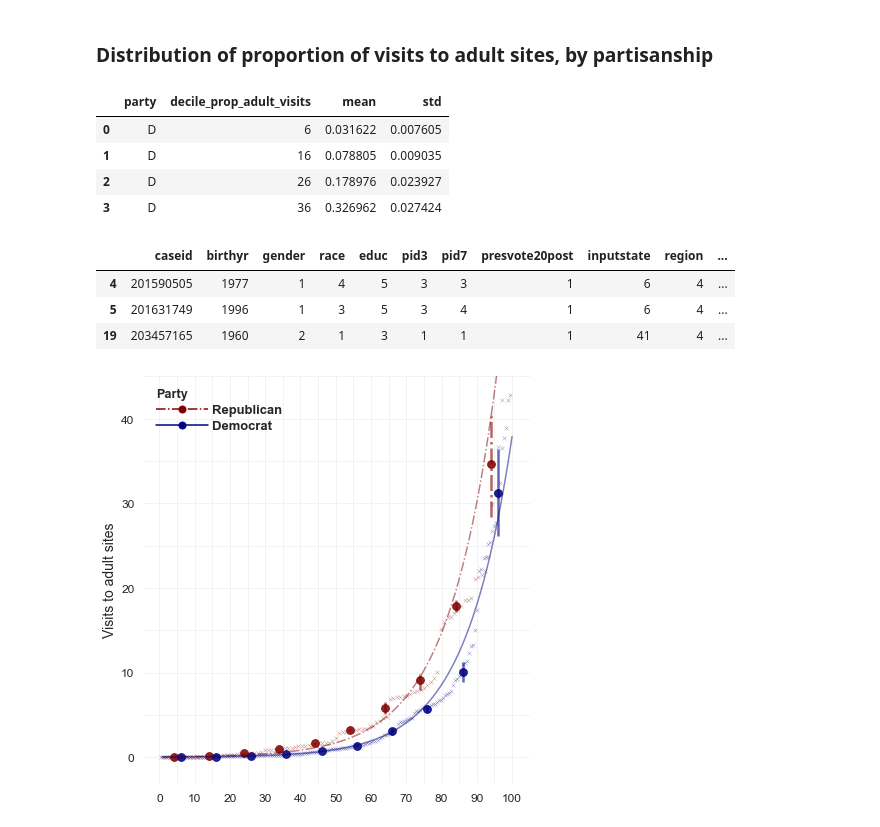
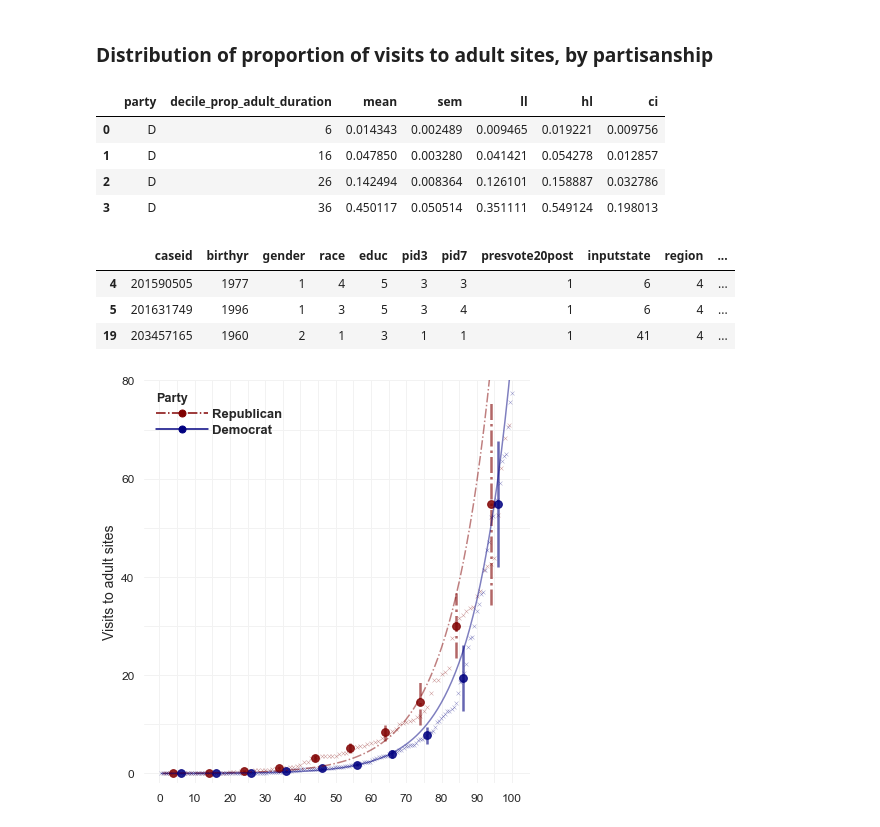
Before and after one commit to soodoku/adult, a Jupyter notebook: scripts/duration_on_adultsites.ipynb, the cells around one changed output. Cells and saved outputs as stored; diff of their text form; code cells hidden in the pictures.

```diff
--- a/scripts/duration_on_adultsites.ipynb
+++ b/scripts/duration_on_adultsites.ipynb
@@ -323,3 +373,5 @@ save_mpl_fig(os.path.join(FIGSAVEDIR, "distribution_duration_on_adultsites_by_pa
+# %%
+outcome_var = "prop_adult_duration"
 # %%
 # (fold cell) Prep data
 qcut_opts = {"q":10, "precision":1, "labels": range(10,101,10), "duplicates": "drop"}
@@ -392,9 +446,7 @@ tab_deciles
 # %% [markdown]
 ### Distribution of proportion of visits to adult sites, by partisanship
-# %%
-outcome_var = "prop_adult_visits"
 # %%
-# (fold cell) Get deciles mean and std
+# (fold cell) Get deciles mean and CI (from SEM)
 df_decile_agg = (
     df_ind
     # Make deciles by party
@@ -409,9 +461,14 @@ df_decile_agg = (
         },
     )
     .groupby(["party", f"decile_{outcome_var}"])[outcome_var]
-    .agg(["mean", "std"])
+    .agg(["mean", "sem"])
     .reset_index()
-    .assign(std=lambda df: df["std"] / 2)
+    # Get CI from SEM
+    .assign(
+        ll=lambda df: df["mean"] - 1.96*df["sem"],
+        hl=lambda df: df["mean"] + 1.96*df["sem"],
+        ci=lambda df: df["hl"] - df["ll"]
+    )
     # Manually "dodge" the points to plot, by party
     .assign(
         **{f"decile_{outcome_var}": lambda df: df[f"decile_{outcome_var}"].astype(int)}
@@ -437,11 +494,11 @@ df_decile_agg = (
 )
 df_decile_agg.head(4)
 # %% [output]
-|  | party | decile_prop_adult_visits | mean | std |
-| 0 | D | 6 | 0.031622 | 0.007605 |
-| 1 | D | 16 | 0.078805 | 0.009035 |
-| 2 | D | 26 | 0.178976 | 0.023927 |
-| 3 | D | 36 | 0.326962 | 0.027424 |
+|  | party | decile_prop_adult_duration | mean | sem | ll | hl | ci |
+| 0 | D | 6 | 0.014343 | 0.002489 | 0.009465 | 0.019221 | 0.009756 |
+| 1 | D | 16 | 0.047850 | 0.003280 | 0.041421 | 0.054278 | 0.012857 |
+| 2 | D | 26 | 0.142494 | 0.008364 | 0.126101 | 0.158887 | 0.032786 |
+| 3 | D | 36 | 0.450117 | 0.050514 | 0.351111 | 0.549124 | 0.198013 |
 # %%
 # Prep data for scatter
 df_visits = (
@@ -497,7 +554,7 @@ scatter_opts = {
 errorbar_opts = {
     "x":f"decile_{outcome_var}",
     "y":"mean",
-    "yerr":"std",
+    "yerr":"ci",
     "elinewidth":2.5,
     "ls":"none",
     "alpha":.6,
@@ -556,43 +613,43 @@ ax.set_xticks(range(0,110,10))
 ax.set_xlabel("")
 ax.set_ylabel("Visits to adult sites", size=14)
 ax.tick_params(axis='both', which='major', labelsize=12)
-ax.set_yticks(range(0,50,10))
-ax.set_ylim(ax.get_ylim()[0], 45)
+ax.set_yticks(range(0,90,20))
+ax.set_ylim(-2, 80)
 
 # Grids
 ax.xaxis.grid(True)
 ax.get_xaxis().set_minor_locator(ticker.AutoMinorLocator(2))
 ax.get_yaxis().set_minor_locator(ticker.AutoMinorLocator(2))
 ax.xaxis.grid(True, which="both", color=".95")
 ax.yaxis.grid(True, which="both", color=".95")
 
 # Custom Legend
 rep_hand = mlines.Line2D([], [],
                          color='maroon', marker='o', ls="-.",
                          markersize=7, label='Republican'
                         )
 dem_hand = mlines.Line2D([], [],
                          color='navy', marker='o', ls="-",
                          markersize=7, label='Democrat',
                         )
 custom_legend = plt.legend(
     handles=[rep_hand, dem_hand],
     handlelength=4,
     handletextpad=.3,
     labelspacing=.3,
     title="Party",
     frameon=False,
     prop={'weight':'bold', "size":13},
 #     title_fontproperties={'weight':'bold', 'size':14},
 )
 custom_legend._legend_box.align = "left"
 custom_legend.get_title().set_weight("bold")
 
 sns.despine(left=True,bottom=True)
 plt.tight_layout()
-save_mpl_fig(os.path.join(FIGSAVEDIR, "distribution_proportion_adultsites_duration_by_party"))
+save_mpl_fig(os.path.join(FIGSAVEDIR, "distribution_proportion_duration_on_adultsites_by_party"))
 # %% [output]
-[figure, old version]
+[figure, new version]
 # %%
 # (fold cell) Get table of percentiles
 ntiles = [.0,.1,.2,.3,.4,.5,.6,.7,.8,.9,.95,.96,.97,.98,.99,1]
```
Also changed, not shown: parts of 12 cells of this notebook, 18 other files.
